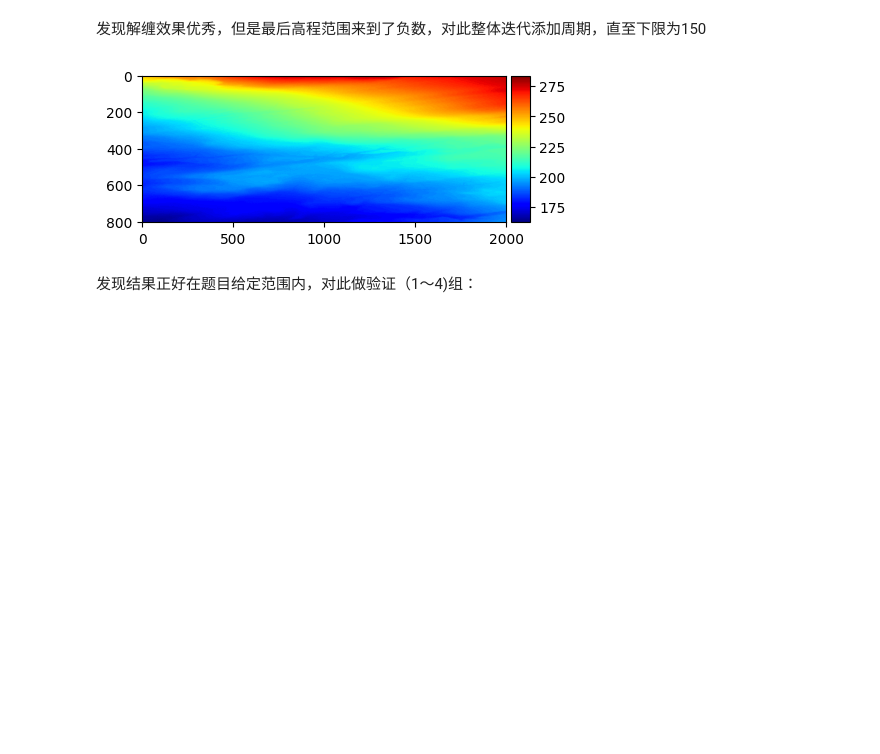
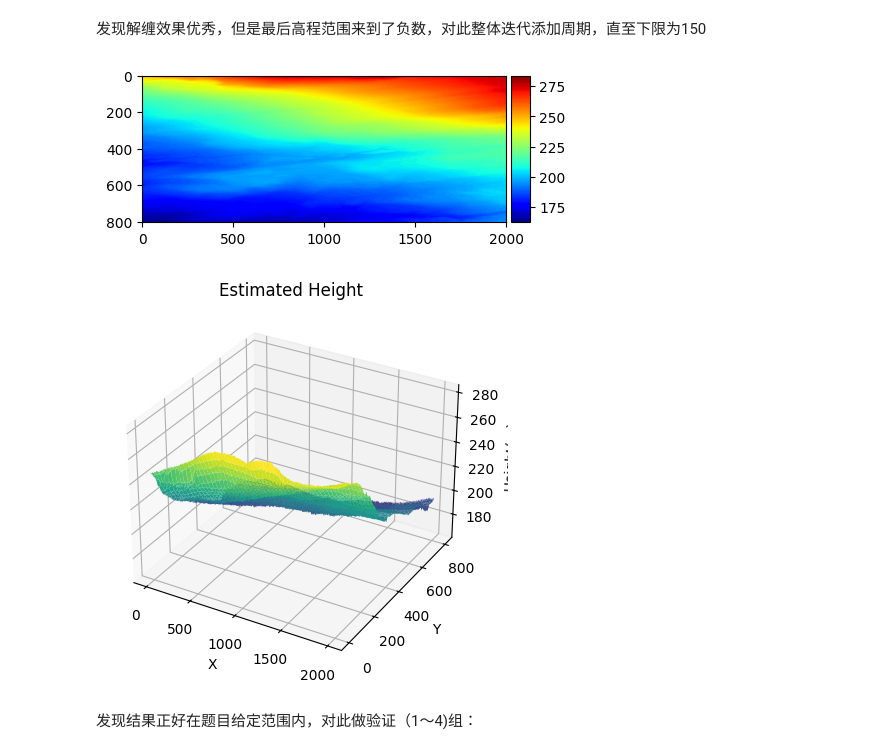
Before and after one commit to BlingCc233/project_A, a Jupyter notebook: nostack.ipynb, the cells around one changed output. Cells and saved outputs as stored; diff of their text form; code cells hidden in the pictures; blank space fills up the shorter version.

```diff
--- a/nostack.ipynb
+++ b/nostack.ipynb
@@ -185,10 +185,12 @@ plot(results, titles=["Height (m)"])
 # %%
 while np.min(results) < 150:
     results -= (2 * np.pi / df_k[4])
 
 plot(results)
+draw3D(results)
 # %% [output]
 [figure]
+[figure, added]
 # %% [markdown]
 发现结果正好在题目给定范围内，对此做验证（1～4)组：
 # %%
```
Also changed, not shown: parts of 8 cells of this notebook.
